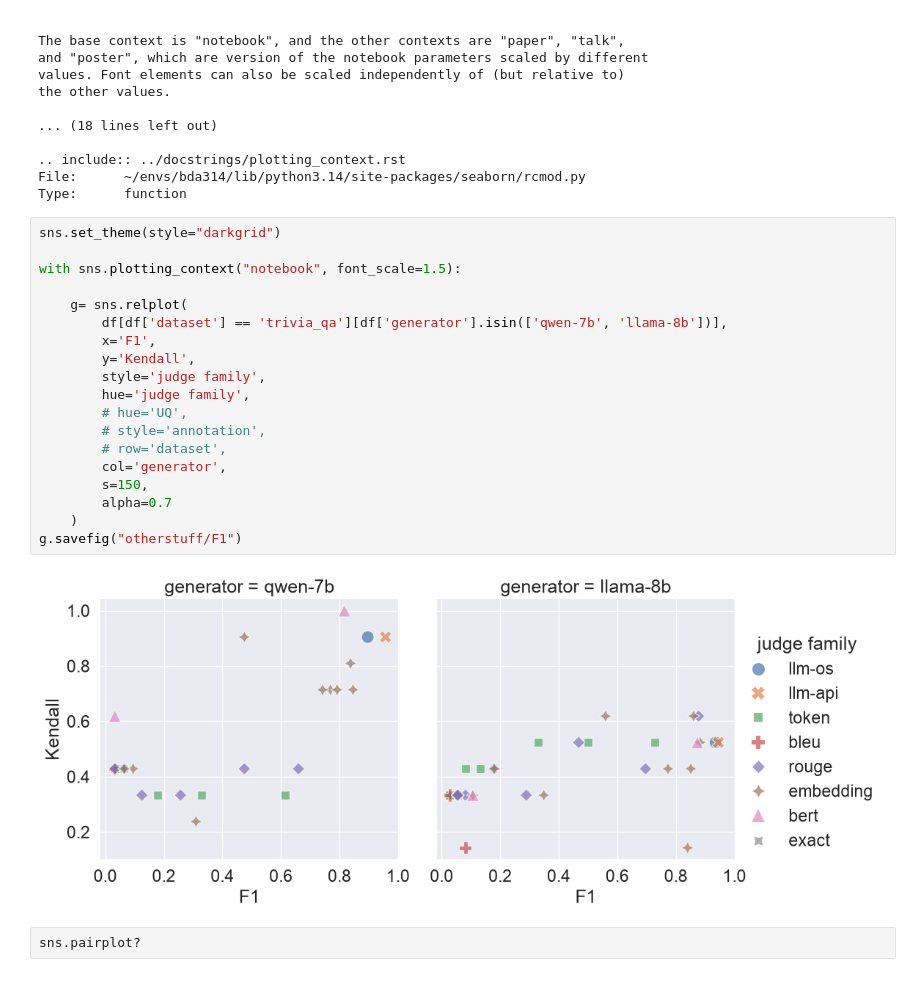
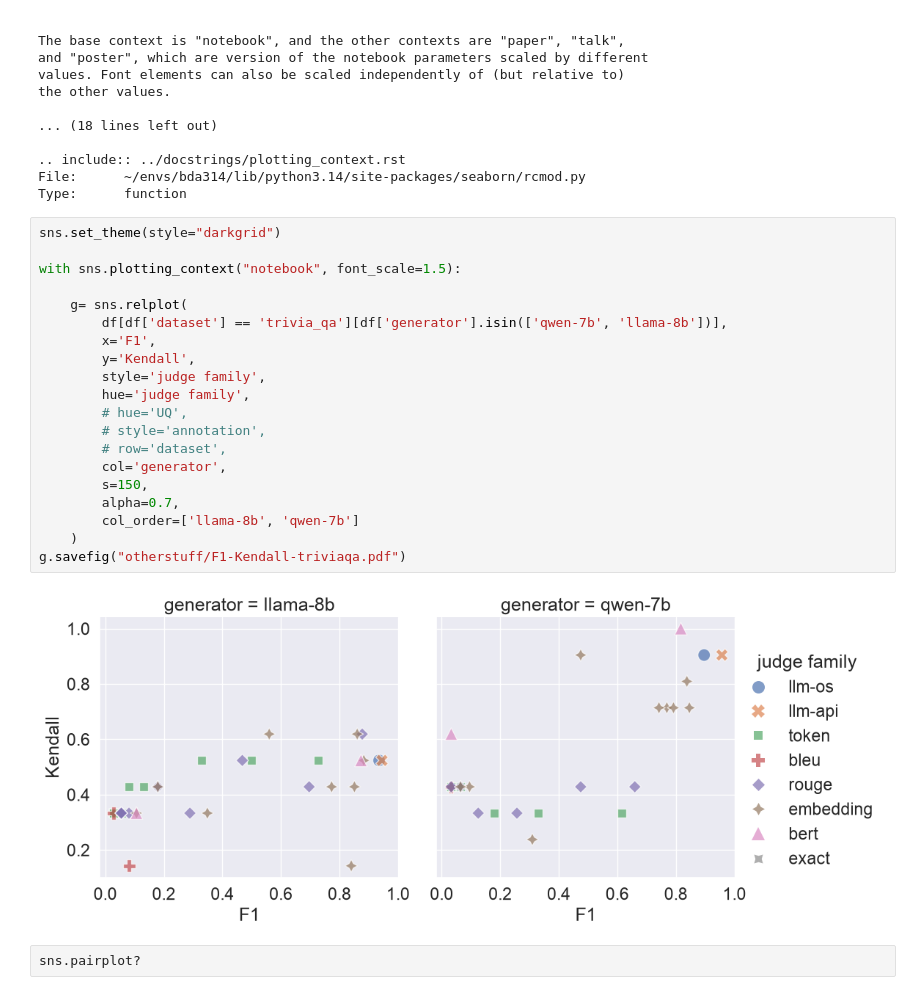
Before and after one commit to probabll/buqeval, a Jupyter notebook: NLG-vs-UQ-eval.ipynb, the cells around one changed output. Cells and saved outputs as stored; diff of their text form.

Commit message:
reorder plots

```diff
--- a/NLG-vs-UQ-eval.ipynb
+++ b/NLG-vs-UQ-eval.ipynb
@@ -130,24 +130,25 @@ Type:      function
 # %%
 sns.set_theme(style="darkgrid")
 
 with sns.plotting_context("notebook", font_scale=1.5):
 
     g= sns.relplot(
         df[df['dataset'] == 'trivia_qa'][df['generator'].isin(['qwen-7b', 'llama-8b'])],
         x='F1',
         y='Kendall',
         style='judge family',
         hue='judge family',
         # hue='UQ',
         # style='annotation',
         # row='dataset',
         col='generator',
         s=150,
-        alpha=0.7
+        alpha=0.7,
+        col_order=['llama-8b', 'qwen-7b']
     )
-g.savefig("otherstuff/F1")
+g.savefig("otherstuff/F1-Kendall-triviaqa.pdf")
 # %% [output]
-[figure, old version]
+[figure, new version]
 # %%
 sns.pairplot?
 # %% [output]
```
Also changed, not shown: 1 other file.
